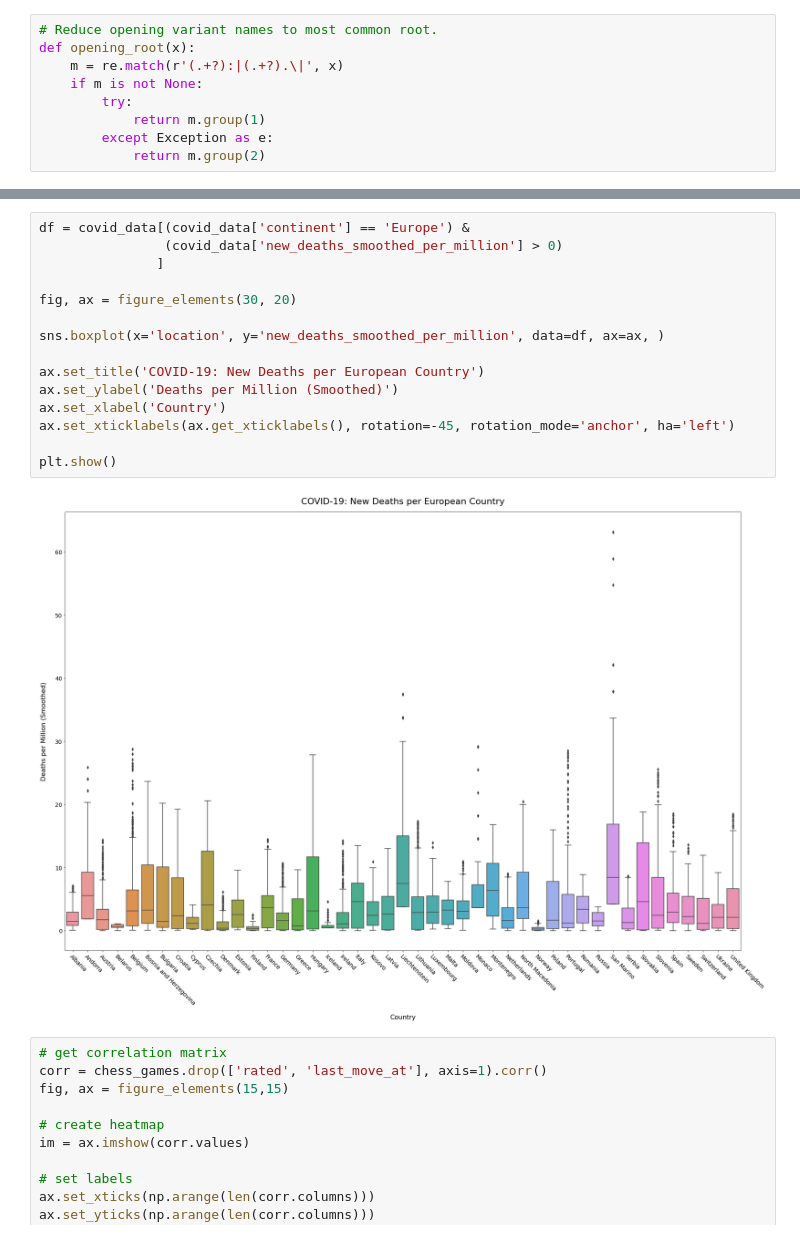
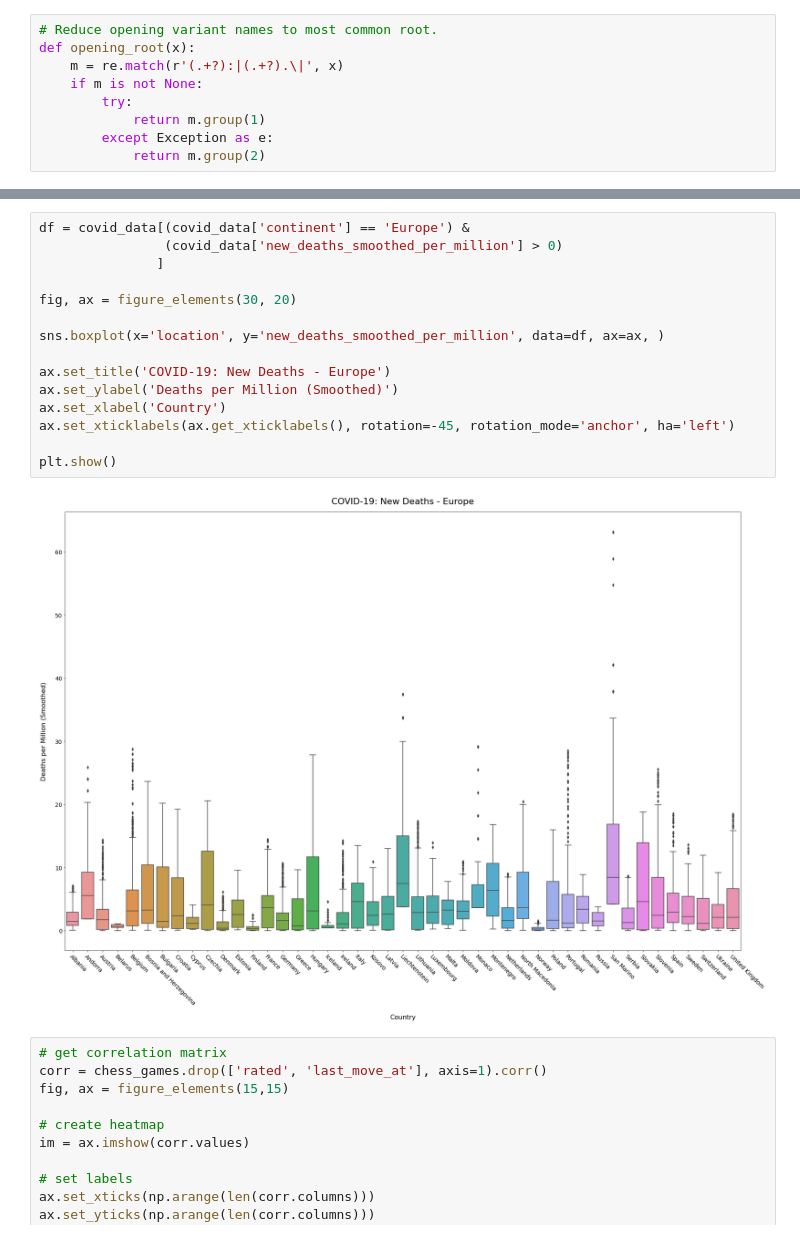
Before and after one commit to Squ4nchy/data_visualisation, a Jupyter notebook: data_visualisation.ipynb, the cells around one changed output, grey strips where cells are left out. Saved outputs shown, nothing was run; the diff lists cells and outputs as text.

```diff
--- a/data_visualisation.ipynb
+++ b/data_visualisation.ipynb
@@ -299,20 +338,20 @@ plt.show()
 # %%
 df = covid_data[(covid_data['continent'] == 'Europe') &
                 (covid_data['new_deaths_smoothed_per_million'] > 0)
                ]
 
 fig, ax = figure_elements(30, 20)
 
 sns.boxplot(x='location', y='new_deaths_smoothed_per_million', data=df, ax=ax, )
 
-ax.set_title('COVID-19: New Deaths per European Country')
+ax.set_title('COVID-19: New Deaths - Europe')
 ax.set_ylabel('Deaths per Million (Smoothed)')
 ax.set_xlabel('Country')
 ax.set_xticklabels(ax.get_xticklabels(), rotation=-45, rotation_mode='anchor', ha='left')
 
 plt.show()
 # %% [output]
-[figure, old version]
+[figure, new version]
 # %%
 # get correlation matrix
 corr = chess_games.drop(['rated', 'last_move_at'], axis=1).corr()
```
Also changed, not shown: parts of 28 cells of this notebook, 1 other file.
